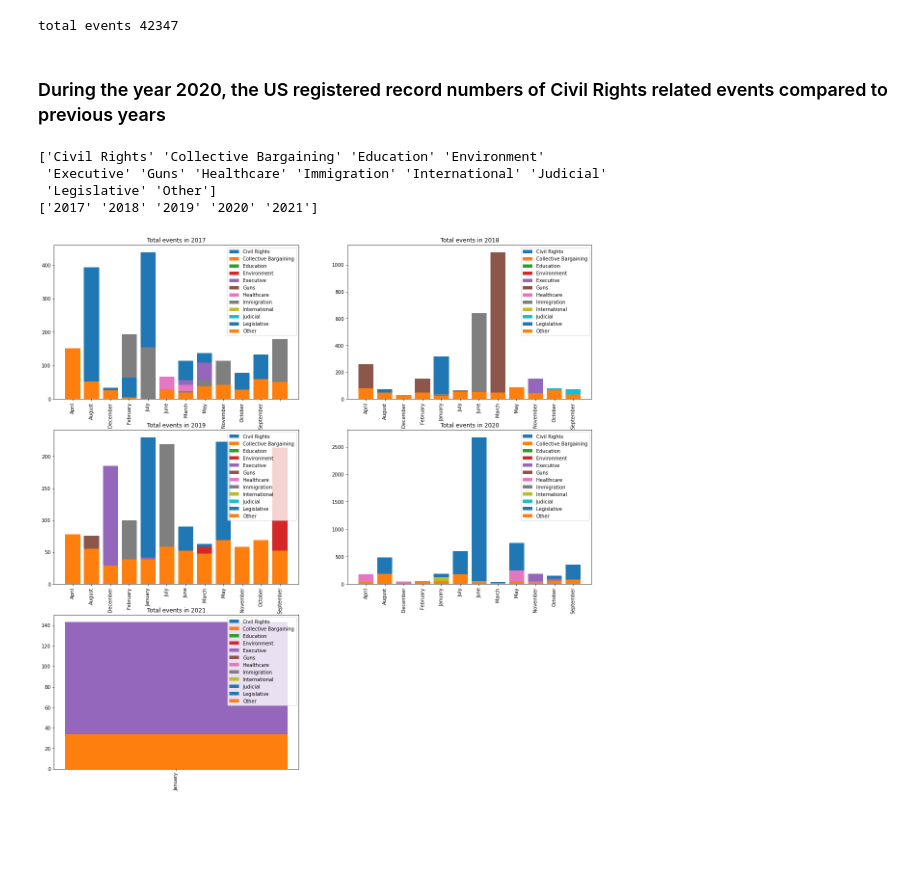
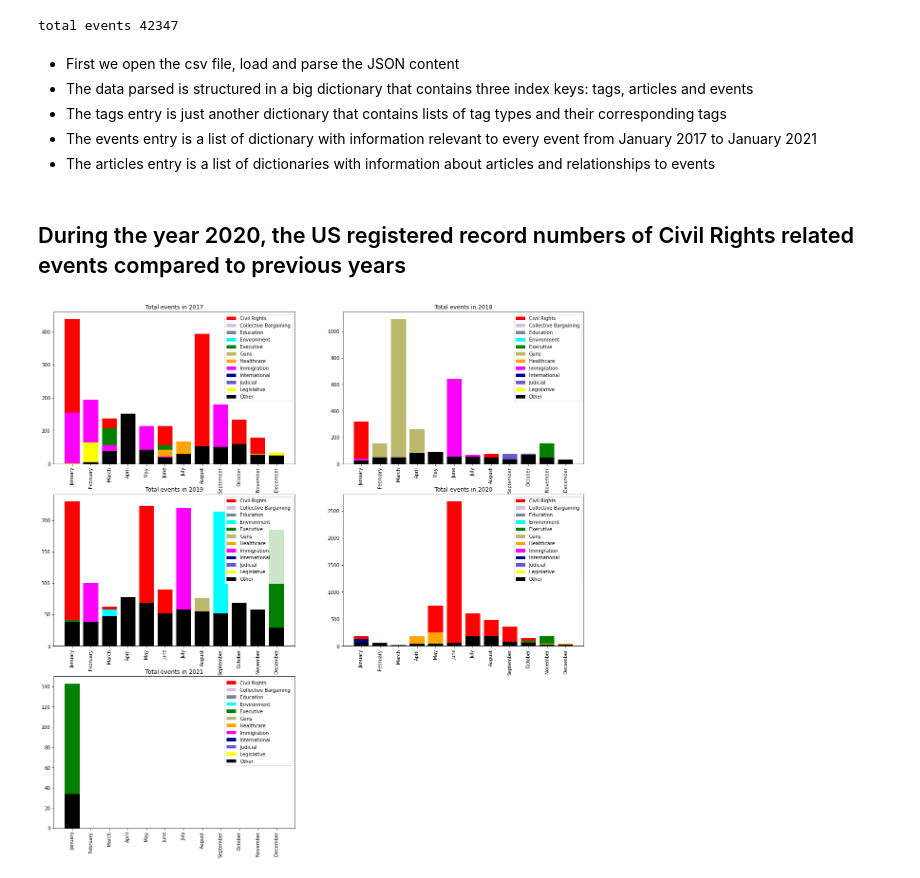
Before and after one commit to Navilongo/COVID-correlations-in-Los-Angeles-Analysis, a Jupyter notebook: Covid19 Analysis.ipynb, the cells around one changed output. Drawn from its saved outputs; the diff is of its cells as text; code cells hidden in the pictures; blank space fills up the shorter version.

Commit message:
covid19 analysis and figures

```diff
--- a/Covid19 Analysis.ipynb
+++ b/Covid19 Analysis.ipynb
@@ -53,30 +161,13 @@ if len(duplicate_entries) > 0:
+# %% [markdown]
+* First we open the csv file, load and parse the JSON content
+* The data parsed is structured in a big dictionary that contains three index keys: tags, articles and events
+* The tags entry is just another dictionary that contains lists of tag types and their corresponding tags
+* The events entry is a list of dictionary with information relevant to every event from January 2017 to January 2021
+* The articles entry is a list of dictionaries with information about articles and relationships to events
 # %% [markdown]
-### During the year 2020, the US registered record numbers of Civil Rights related events compared to previous years
+## During the year 2020, the US registered record numbers of Civil Rights related events compared to previous years
 # %%
-total_events_by_year_month_tag = events_by_category.groupby(['year', 'month', 'tag']).count()[['event_id']] \
-    .rename(columns={'event_id': 'total events'}) \
-    .reset_index()
-
-print(total_events_by_year_month_tag.tag.unique())
-print(total_events_by_year_month_tag.year.unique())
-plt.figure(figsize=(20,20))
-
-years = total_events_by_year_month_tag.year.unique()
-for year_i in range(len(years)):
-    year = years[year_i]
-    current_plot_index = year_i + 1
-    ax = plt.subplot(3, 2, current_plot_index)
-
-    for tag in total_events_by_year_month_tag.tag.unique():
-        subset = total_events_by_year_month_tag.loc[(total_events_by_year_month_tag['year'] == year) & (total_events_by_year_month_tag['tag'] == tag), :]
-
-        ax.bar(subset['month'], subset['total events'], label=f"{tag}")
-        ax.set_xticklabels(subset['month'], rotation=90)
-        ax.set_title(f"Total events in {year}")
-        ax.legend()
+plot_total_events_by_year(complete_event_data_df)
+plt.savefig(os.path.join('.', 'data', 'figures', 'usa_protest_data_2017-to-2021.png'))
 # %% [output]
-['Civil Rights' 'Collective Bargaining' 'Education' 'Environment'
- 'Executive' 'Guns' 'Healthcare' 'Immigration' 'International' 'Judicial'
- 'Legislative' 'Other']
-['2017' '2018' '2019' '2020' '2021']
-[figure, old version]
+[figure, new version]
```
Also changed, not shown: parts of 25 cells of this notebook, 6 other files.
